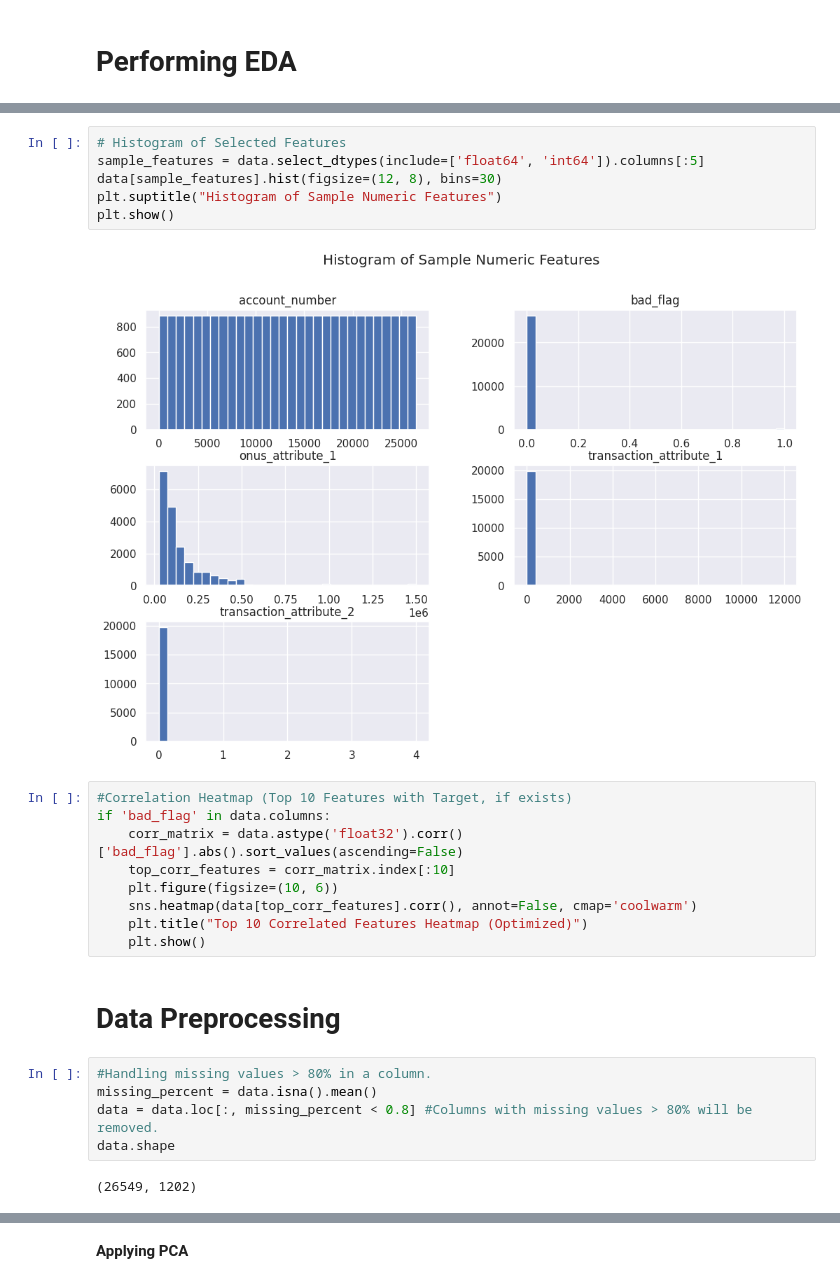
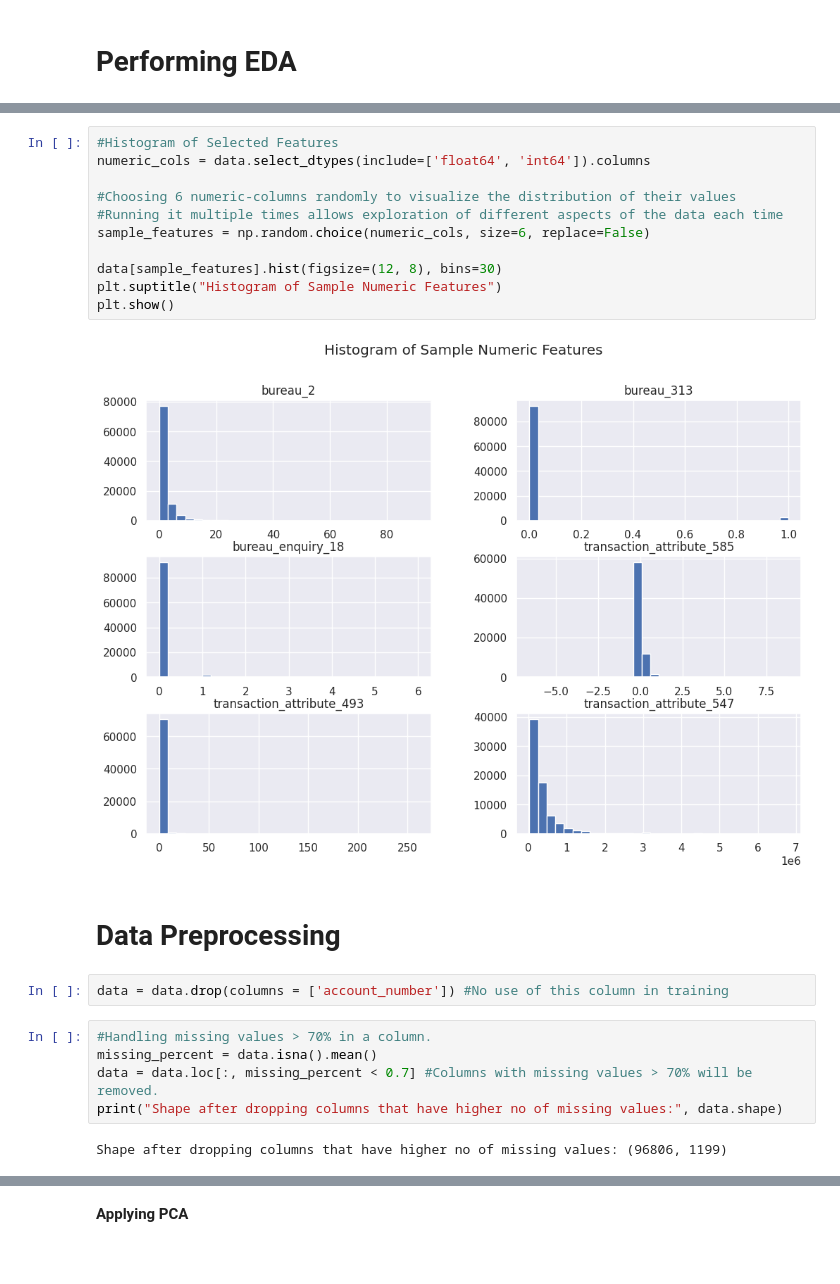
Before and after one commit to Saumi18/Credit-Risk-Modeling, a Jupyter notebook: Credit_Score_Behaviour.ipynb, the cells around one changed output, grey strips where cells are left out. Drawn from its saved outputs; the diff is of its cells as text; blank space fills up the shorter version.

```diff
--- a/Credit_Score_Behaviour.ipynb
+++ b/Credit_Score_Behaviour.ipynb
@@ -66,26 +130,24 @@ Passing `palette` without assigning `hue` is deprecated and will be removed in v
 # %%
-# Histogram of Selected Features
-sample_features = data.select_dtypes(include=['float64', 'int64']).columns[:5]
+#Histogram of Selected Features
+numeric_cols = data.select_dtypes(include=['float64', 'int64']).columns
+
+#Choosing 6 numeric-columns randomly to visualize the distribution of their values
+#Running it multiple times allows exploration of different aspects of the data each time
+sample_features = np.random.choice(numeric_cols, size=6, replace=False)
+
 data[sample_features].hist(figsize=(12, 8), bins=30)
 plt.suptitle("Histogram of Sample Numeric Features")
 plt.show()
 # %% [output]
-[figure, old version]
+[figure, new version]
-# %%
-#Correlation Heatmap (Top 10 Features with Target, if exists)
-if 'bad_flag' in data.columns:
-    corr_matrix = data.astype('float32').corr()['bad_flag'].abs().sort_values(ascending=False)
-    top_corr_features = corr_matrix.index[:10]
-    plt.figure(figsize=(10, 6))
-    sns.heatmap(data[top_corr_features].corr(), annot=False, cmap='coolwarm')
-    plt.title("Top 10 Correlated Features Heatmap (Optimized)")
-    plt.show()
 # %% [markdown]
 # **Data Preprocessing**
+# %%
+data = data.drop(columns = ['account_number']) #No use of this column in training
 # %%
-#Handling missing values > 80% in a column.
+#Handling missing values > 70% in a column.
 missing_percent = data.isna().mean()
-data = data.loc[:, missing_percent < 0.8] #Columns with missing values > 80% will be removed.
-data.shape
+data = data.loc[:, missing_percent < 0.7] #Columns with missing values > 70% will be removed.
+print("Shape after dropping columns that have higher no of missing values:", data.shape)
 # %% [output]
-(26549, 1202)
+Shape after dropping columns that have higher no of missing values: (96806, 1199)
```
Also changed, not shown: parts of 14 cells of this notebook.
